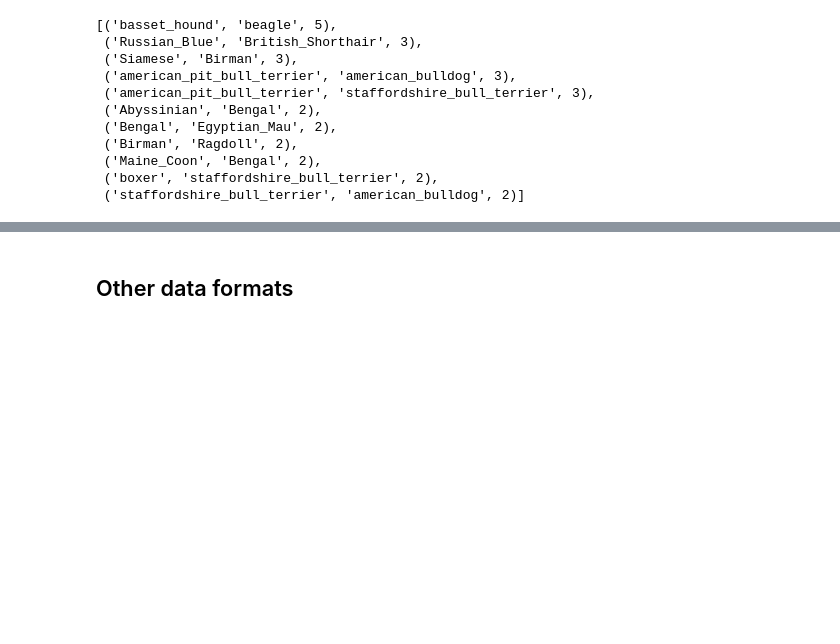
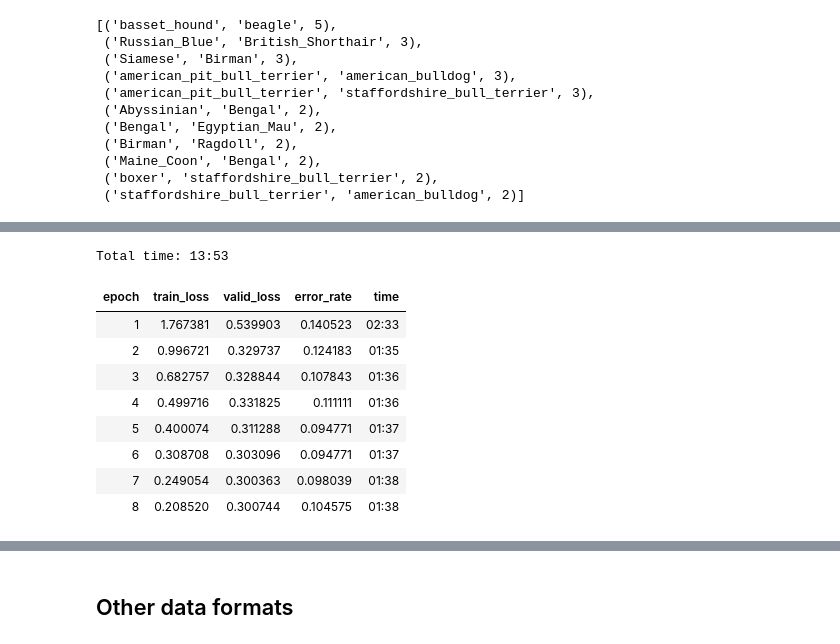
Before and after one commit to kirilldolmatov/fastai, a Jupyter notebook: lesson1_pets.ipynb, the cells around one changed output, grey strips where cells are left out. Saved outputs shown, nothing was run; the diff lists cells and outputs as text; code cells hidden in the pictures; blank space fills up the shorter version.

```diff
--- a/lesson1_pets.ipynb
+++ b/lesson1_pets.ipynb
@@ -314,0 +361,13 @@ learn.save('/content/gdrive/My Drive/Colab Notebooks/stage-1-50')
+# %%
+learn.fit_one_cycle(8)
+# %% [output]
+Total time: 13:53
+| epoch | train_loss | valid_loss | error_rate | time |
+| 1 | 1.767381 | 0.539903 | 0.140523 | 02:33 |
+| 2 | 0.996721 | 0.329737 | 0.124183 | 01:35 |
+| 3 | 0.682757 | 0.328844 | 0.107843 | 01:36 |
+| 4 | 0.499716 | 0.331825 | 0.111111 | 01:36 |
+| 5 | 0.400074 | 0.311288 | 0.094771 | 01:37 |
+| 6 | 0.308708 | 0.303096 | 0.094771 | 01:37 |
+| 7 | 0.249054 | 0.300363 | 0.098039 | 01:38 |
+| 8 | 0.208520 | 0.300744 | 0.104575 | 01:38 |
```
Also changed, not shown: parts of 15 cells of this notebook.
